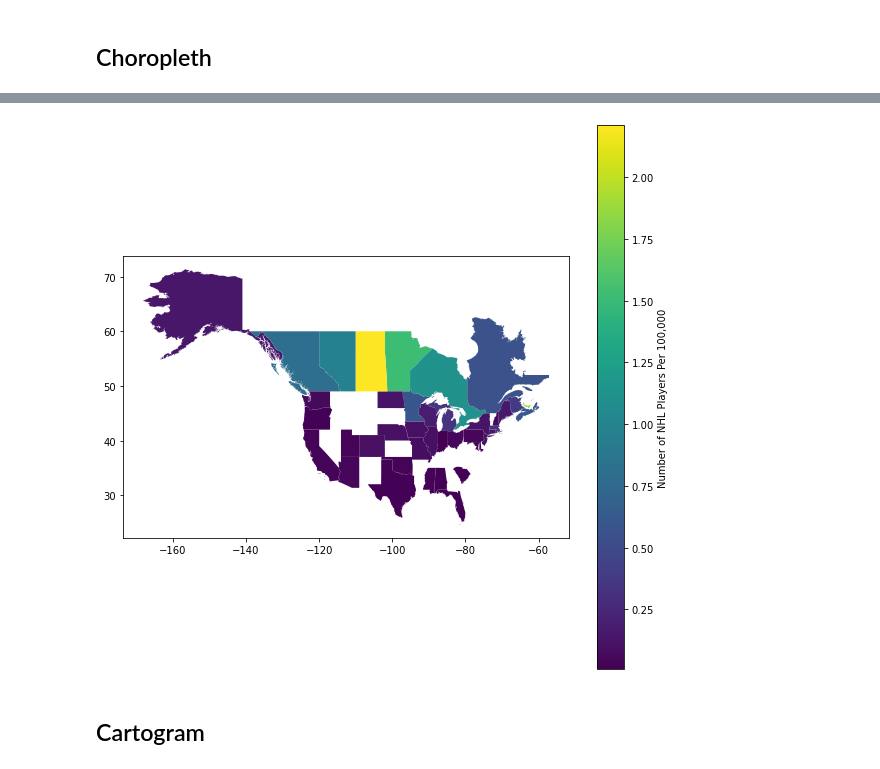
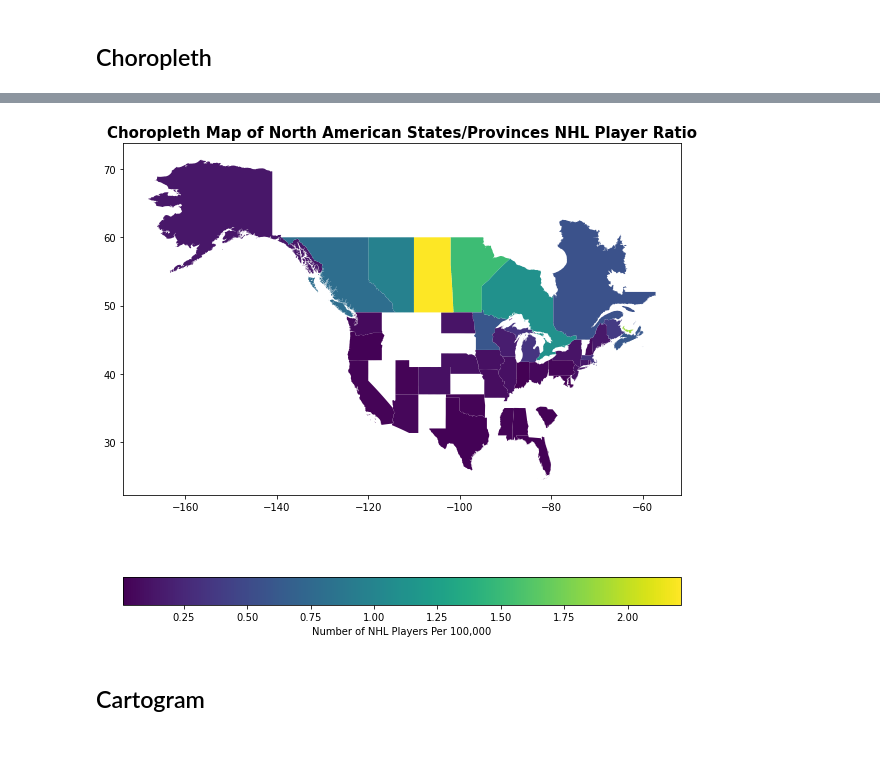
Before and after one commit to gregfeliu/Birthplace_Analysis_of_NHL_Players, a Jupyter notebook: notebooks/5.Analyzing_Players_Close_to_Teams.ipynb, the cells around one changed output, grey strips where cells are left out. Saved outputs shown, nothing was run; the diff lists cells and outputs as text; code cells hidden in the pictures.

```diff
--- a/notebooks/5.Analyzing_Players_Close_to_Teams.ipynb
+++ b/notebooks/5.Analyzing_Players_Close_to_Teams.ipynb
@@ -485,10 +495,12 @@ us_can_gdf_dissolved3.plot(column = 'NHL_players', figsize=(10, 10), legend=True
 # %%
 # proportional number of players
 us_can_gdf_dissolved3.plot(column = 'Players_100k_people', figsize=(10, 10), legend=True,
-                  legend_kwds={'label':"Number of NHL Players Per 100,000"})
+                  legend_kwds={'label':"Number of NHL Players Per 100,000", 'orientation': "horizontal"})
+plt.title("Choropleth Map of North American States/Provinces NHL Player Ratio",
+              fontdict={"fontsize":15, 'fontweight':'bold'})
 # plt.savefig("pictures/province_state_per_capita_choropleth.png", bbox_inches='tight', pad_inches=0.2)
 # %% [output]
-[figure, old version]
+[figure, new version]
 # %% [markdown]
 ## Cartogram
 # %%
```
Also changed, not shown: parts of 20 cells of this notebook, 3 other files.
